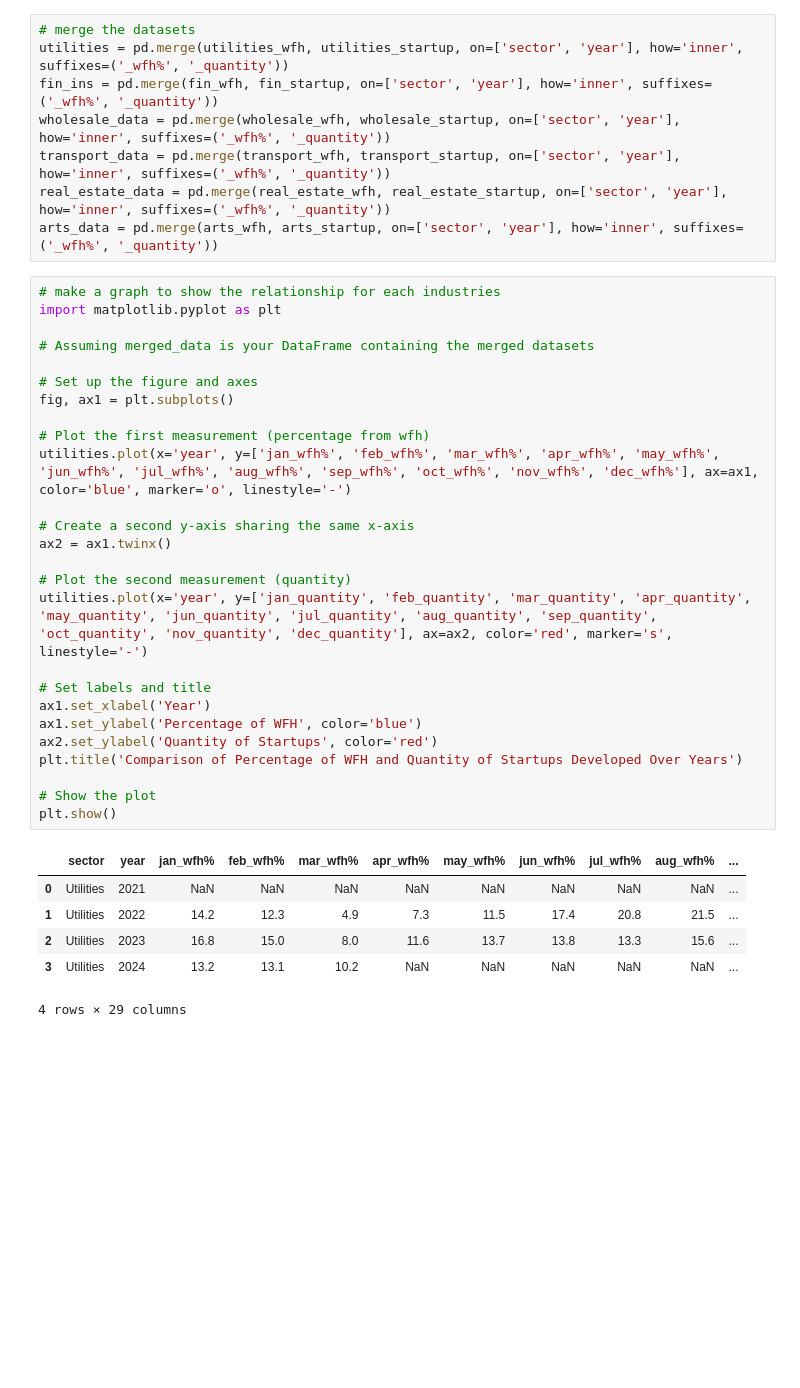
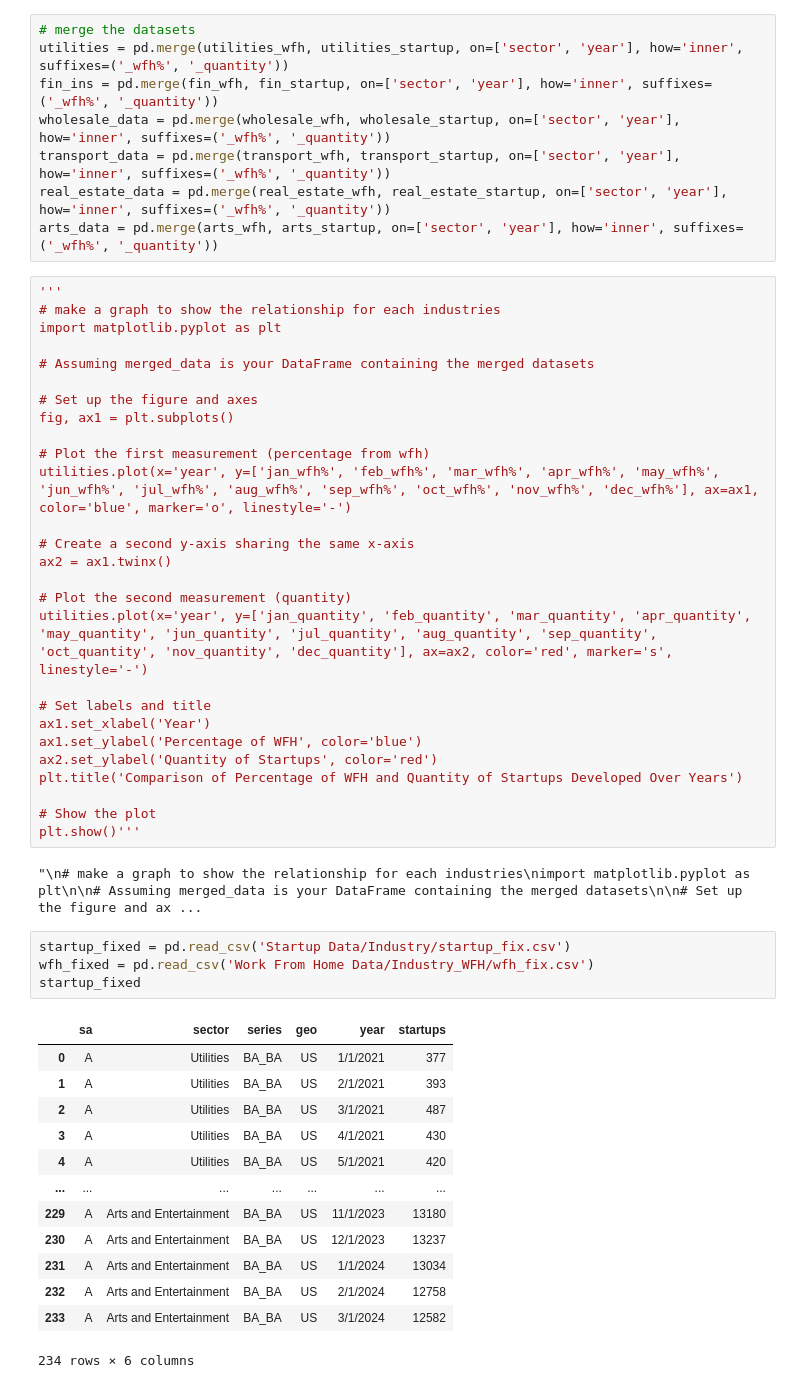
Before and after one commit to Keith-Cheung/FIN377-Final-Project, a Jupyter notebook: build_sample.ipynb, the cells around one changed output. Drawn from its saved outputs; the diff is of its cells as text; blank space fills up the shorter version.

```diff
--- a/build_sample.ipynb
+++ b/build_sample.ipynb
@@ -494,6 +494,7 @@ transport_data = pd.merge(transport_wfh, transport_startup, on=['sector', 'year'
 real_estate_data = pd.merge(real_estate_wfh, real_estate_startup, on=['sector', 'year'], how='inner', suffixes=('_wfh%', '_quantity'))
 arts_data = pd.merge(arts_wfh, arts_startup, on=['sector', 'year'], how='inner', suffixes=('_wfh%', '_quantity'))
 # %%
+'''
 # make a graph to show the relationship for each industries
 import matplotlib.pyplot as plt
 
@@ -518,11 +519,24 @@ ax2.set_ylabel('Quantity of Startups', color='red')
 plt.title('Comparison of Percentage of WFH and Quantity of Startups Developed Over Years')
 
 # Show the plot
-plt.show()
+plt.show()'''
 # %% [output]
-|  | sector | year | jan_wfh% | feb_wfh% | mar_wfh% | apr_wfh% | may_wfh% | jun_wfh% | jul_wfh% | aug_wfh% | ... |
-| 0 | Utilities | 2021 | NaN | NaN | NaN | NaN | NaN | NaN | NaN | NaN | ... |
-| 1 | Utilities | 2022 | 14.2 | 12.3 | 4.9 | 7.3 | 11.5 | 17.4 | 20.8 | 21.5 | ... |
-| 2 | Utilities | 2023 | 16.8 | 15.0 | 8.0 | 11.6 | 13.7 | 13.8 | 13.3 | 15.6 | ... |
-| 3 | Utilities | 2024 | 13.2 | 13.1 | 10.2 | NaN | NaN | NaN | NaN | NaN | ... |
-4 rows × 29 columns
+"\n# make a graph to show the relationship for each industries\nimport matplotlib.pyplot as plt\n\n# Assuming merged_data is your DataFrame containing the merged datasets\n\n# Set up the figure and ax ...
+# %%
+startup_fixed = pd.read_csv('Startup Data/Industry/startup_fix.csv')
+wfh_fixed = pd.read_csv('Work From Home Data/Industry_WFH/wfh_fix.csv')
+startup_fixed
+# %% [output]
+|  | sa | sector | series | geo | year | startups |
+| 0 | A | Utilities | BA_BA | US | 1/1/2021 | 377 |
+| 1 | A | Utilities | BA_BA | US | 2/1/2021 | 393 |
+| 2 | A | Utilities | BA_BA | US | 3/1/2021 | 487 |
+| 3 | A | Utilities | BA_BA | US | 4/1/2021 | 430 |
+| 4 | A | Utilities | BA_BA | US | 5/1/2021 | 420 |
+| ... | ... | ... | ... | ... | ... | ... |
+| 229 | A | Arts and Entertainment | BA_BA | US | 11/1/2023 | 13180 |
+| 230 | A | Arts and Entertainment | BA_BA | US | 12/1/2023 | 13237 |
+| 231 | A | Arts and Entertainment | BA_BA | US | 1/1/2024 | 13034 |
+| 232 | A | Arts and Entertainment | BA_BA | US | 2/1/2024 | 12758 |
+| 233 | A | Arts and Entertainment | BA_BA | US | 3/1/2024 | 12582 |
+234 rows × 6 columns
```
Also changed, not shown: parts of 9 cells of this notebook, 12 other files.
